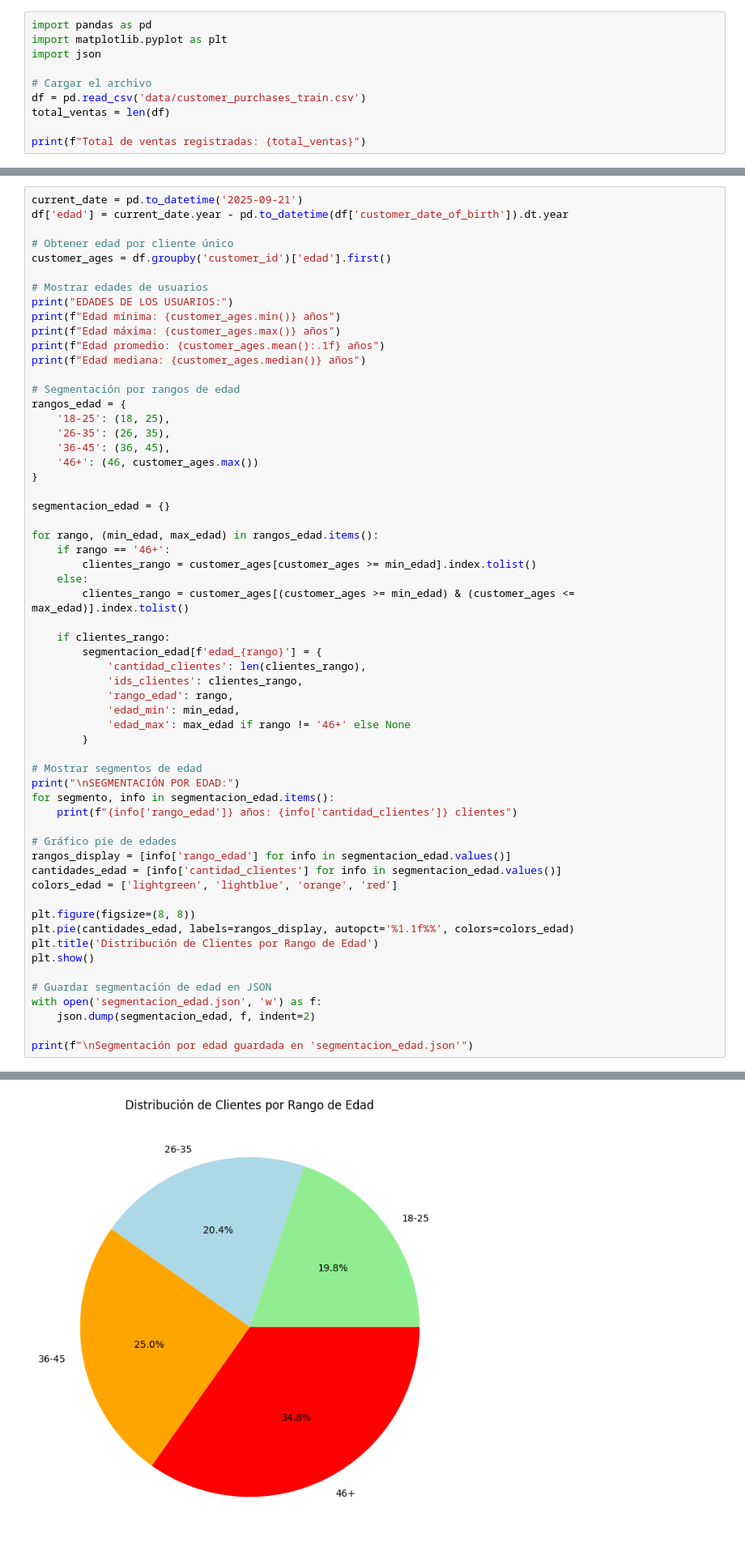
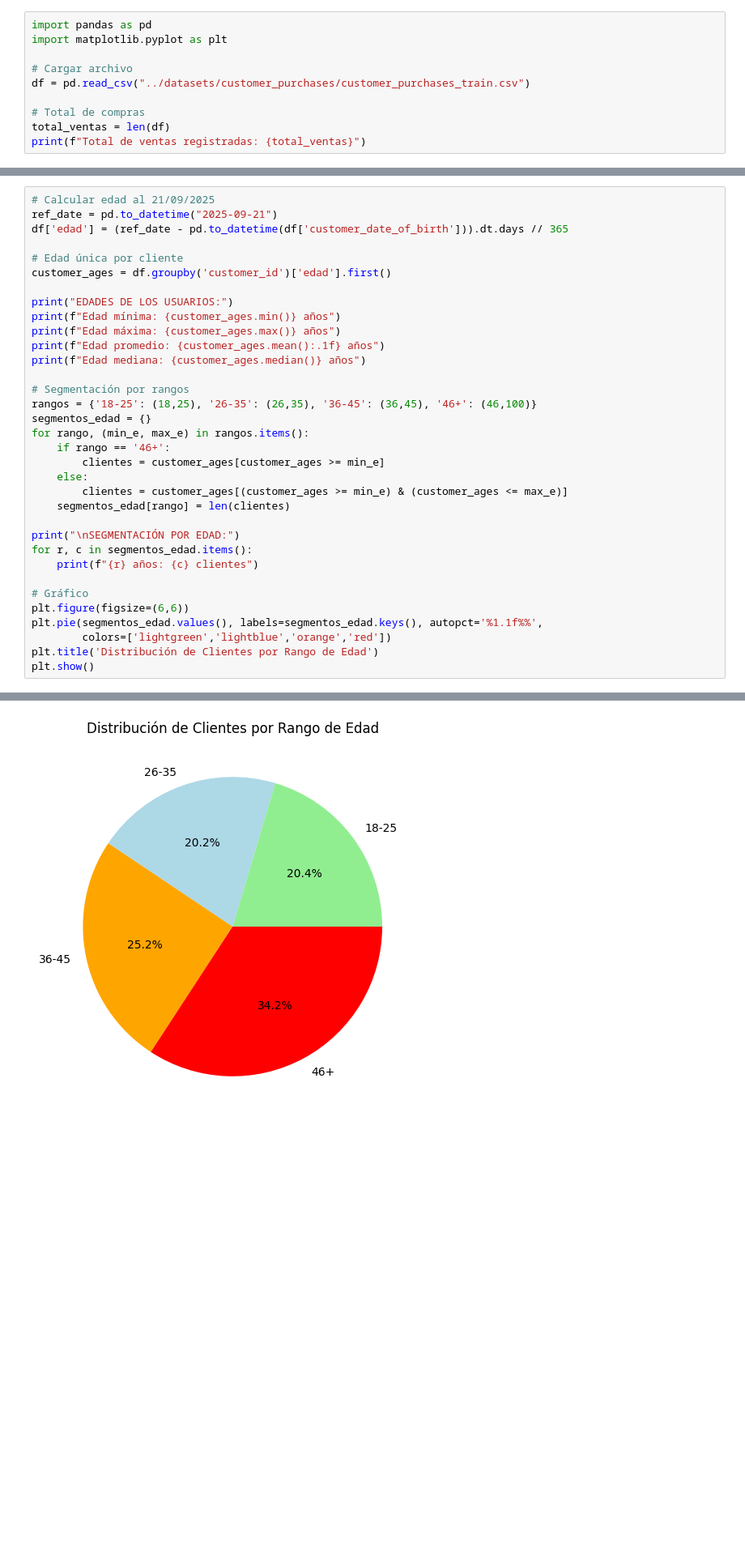
Before and after one commit to marflowersmar/ML25_MD_2025, a Jupyter notebook: src/ml25/P01_avance/Analisis_exploratorio.ipynb, the cells around one changed output, grey strips where cells are left out. Shown at 81% size. Saved outputs shown, nothing was run; the diff lists cells and outputs as text; blank space fills up the shorter version.

```diff
--- a/src/ml25/P01_avance/Analisis_exploratorio.ipynb
+++ b/src/ml25/P01_avance/Analisis_exploratorio.ipynb
@@ -10,12 +12,12 @@ Descripción de por qué es necesario
 # %%
 import pandas as pd
 import matplotlib.pyplot as plt
-import json
 
-# Cargar el archivo
-df = pd.read_csv('data/customer_purchases_train.csv')
+# Cargar archivo
+df = pd.read_csv("../datasets/customer_purchases/customer_purchases_train.csv")
+
+# Total de compras
 total_ventas = len(df)
-
 print(f"Total de ventas registradas: {total_ventas}")
 # %% [output]
 Total de ventas registradas: 7289
@@ -150,62 +103,37 @@ Segmentación guardada en 'segmentacion_genero.json'
 # %%
-current_date = pd.to_datetime('2025-09-21')
-df['edad'] = current_date.year - pd.to_datetime(df['customer_date_of_birth']).dt.year
+# Calcular edad al 21/09/2025
+ref_date = pd.to_datetime("2025-09-21")
+df['edad'] = (ref_date - pd.to_datetime(df['customer_date_of_birth'])).dt.days // 365
 
-# Obtener edad por cliente único
+# Edad única por cliente
 customer_ages = df.groupby('customer_id')['edad'].first()
 
-# Mostrar edades de usuarios
 print("EDADES DE LOS USUARIOS:")
 print(f"Edad mínima: {customer_ages.min()} años")
 print(f"Edad máxima: {customer_ages.max()} años")
 print(f"Edad promedio: {customer_ages.mean():.1f} años")
 print(f"Edad mediana: {customer_ages.median()} años")
 
-# Segmentación por rangos de edad
-rangos_edad = {
-    '18-25': (18, 25),
-    '26-35': (26, 35),
-    '36-45': (36, 45),
-    '46+': (46, customer_ages.max())
-}
+# Segmentación por rangos
+rangos = {'18-25': (18,25), '26-35': (26,35), '36-45': (36,45), '46+': (46,100)}
+segmentos_edad = {}
+for rango, (min_e, max_e) in rangos.items():
+    if rango == '46+':
+        clientes = customer_ages[customer_ages >= min_e]
+    else:
+        clientes = customer_ages[(customer_ages >= min_e) & (customer_ages <= max_e)]
+    segmentos_edad[rango] = len(clientes)
 
-segmentacion_edad = {}
+print("\nSEGMENTACIÓN POR EDAD:")
+for r, c in segmentos_edad.items():
+    print(f"{r} años: {c} clientes")
 
-for rango, (min_edad, max_edad) in rangos_edad.items():
-    if rango == '46+':
-        clientes_rango = customer_ages[customer_ages >= min_edad].index.tolist()
-    else:
-        clientes_rango = customer_ages[(customer_ages >= min_edad) & (customer_ages <= max_edad)].index.tolist()
-
-    if clientes_rango:
-        segmentacion_edad[f'edad_{rango}'] = {
-            'cantidad_clientes': len(clientes_rango),
-            'ids_clientes': clientes_rango,
-            'rango_edad': rango,
-            'edad_min': min_edad,
-            'edad_max': max_edad if rango != '46+' else None
-        }
-
-# Mostrar segmentos de edad
-print("\nSEGMENTACIÓN POR EDAD:")
-for segmento, info in segmentacion_edad.items():
-    print(f"{info['rango_edad']} años: {info['cantidad_clientes']} clientes")
-
-# Gráfico pie de edades
-rangos_display = [info['rango_edad'] for info in segmentacion_edad.values()]
-cantidades_edad = [info['cantidad_clientes'] for info in segmentacion_edad.values()]
-colors_edad = ['lightgreen', 'lightblue', 'orange', 'red']
-
-plt.figure(figsize=(8, 8))
-plt.pie(cantidades_edad, labels=rangos_display, autopct='%1.1f%%', colors=colors_edad)
+# Gráfico
+plt.figure(figsize=(6,6))
+plt.pie(segmentos_edad.values(), labels=segmentos_edad.keys(), autopct='%1.1f%%',
+        colors=['lightgreen','lightblue','orange','red'])
 plt.title('Distribución de Clientes por Rango de Edad')
 plt.show()
-
-# Guardar segmentación de edad en JSON
-with open('segmentacion_edad.json', 'w') as f:
-    json.dump(segmentacion_edad, f, indent=2)
-
-print(f"\nSegmentación por edad guardada en 'segmentacion_edad.json'")
 # %% [output]
 EDADES DE LOS USUARIOS:
 Edad mínima: 18 años
@@ -221 +149 @@ SEGMENTACIÓN POR EDAD:
-[figure, old version]
+[figure, new version]
```
Also changed, not shown: parts of 14 cells of this notebook.
